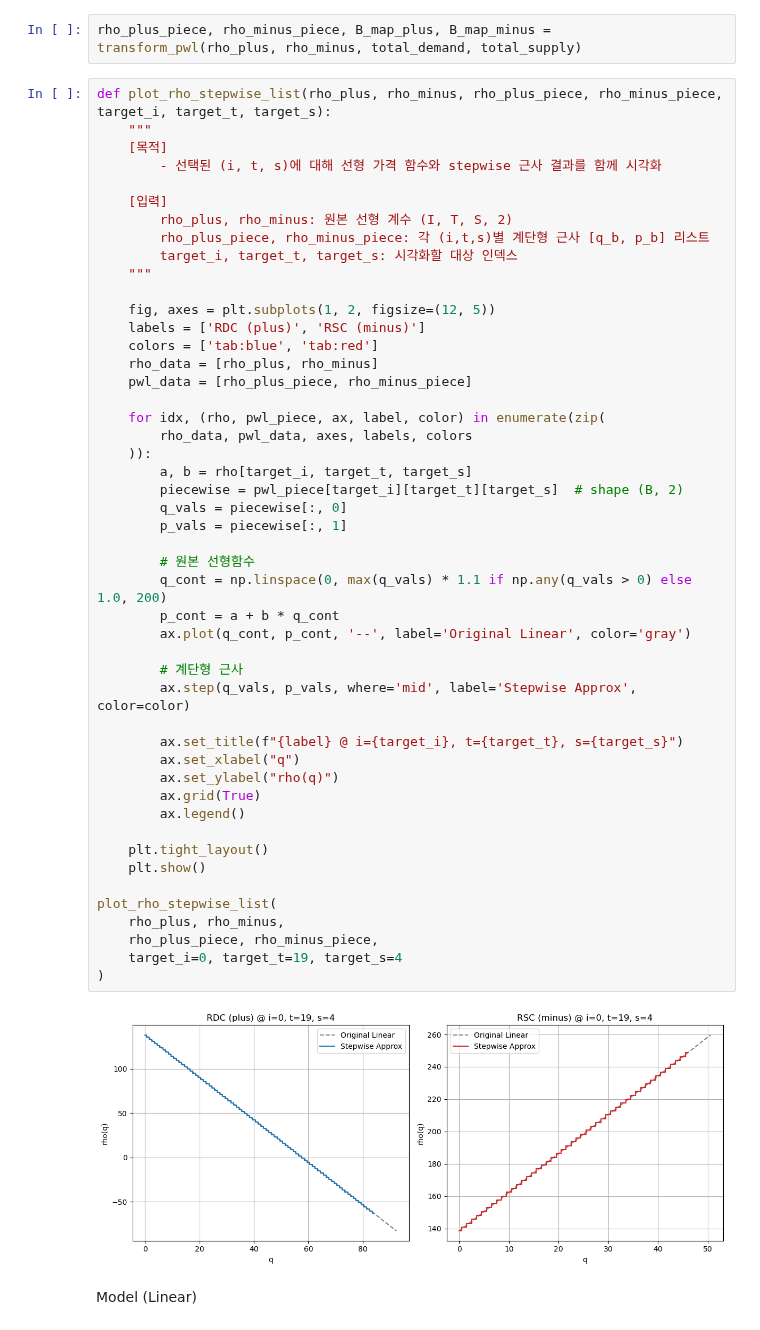
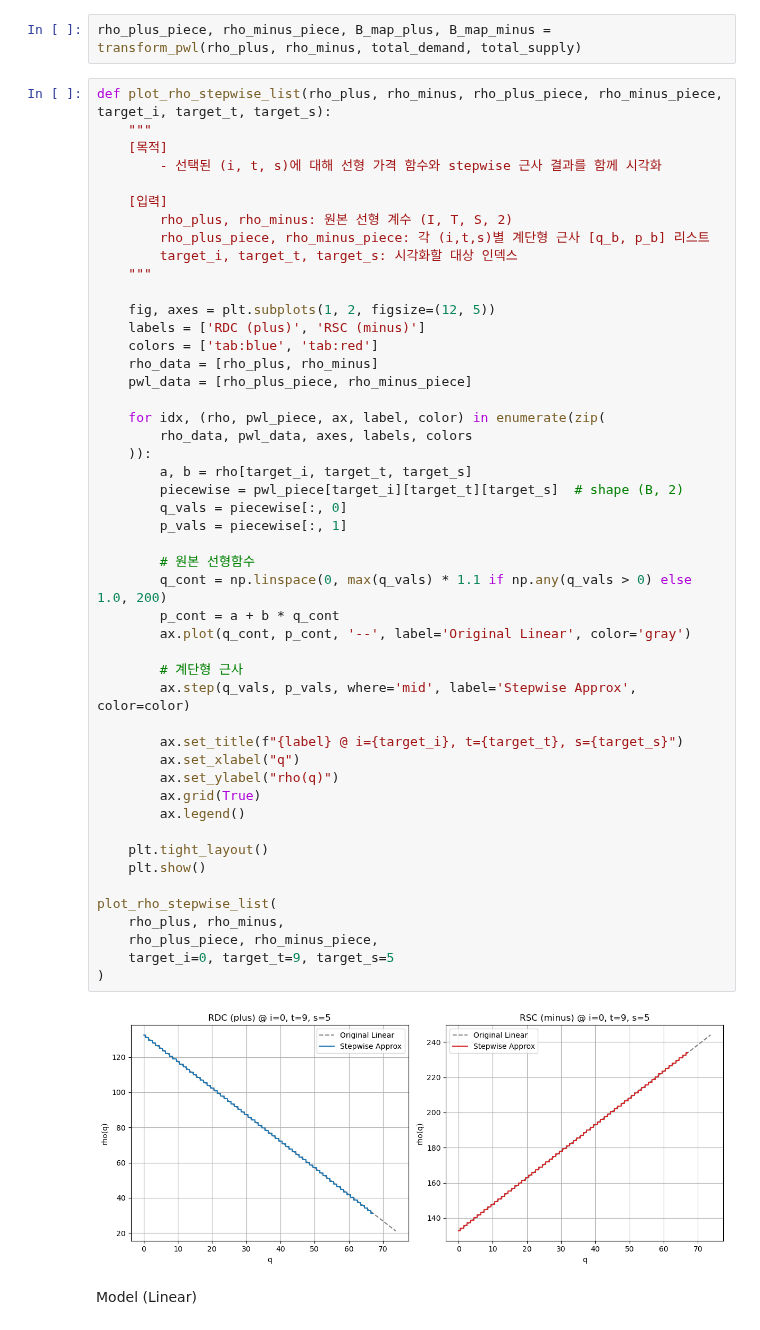
Before and after one commit to syeoyo/der, a Jupyter notebook: internal_market.ipynb, the cells around one changed output. Cells and saved outputs as stored; diff of their text form.

```diff
--- a/internal_market.ipynb
+++ b/internal_market.ipynb
@@ -388,35 +393,35 @@ def plot_rho_stepwise_list(rho_plus, rho_minus, rho_plus_piece, rho_minus_piece,
     for idx, (rho, pwl_piece, ax, label, color) in enumerate(zip(
         rho_data, pwl_data, axes, labels, colors
     )):
         a, b = rho[target_i, target_t, target_s]
         piecewise = pwl_piece[target_i][target_t][target_s]  # shape (B, 2)
         q_vals = piecewise[:, 0]
         p_vals = piecewise[:, 1]
 
         # 원본 선형함수
         q_cont = np.linspace(0, max(q_vals) * 1.1 if np.any(q_vals > 0) else 1.0, 200)
         p_cont = a + b * q_cont
         ax.plot(q_cont, p_cont, '--', label='Original Linear', color='gray')
 
         # 계단형 근사
         ax.step(q_vals, p_vals, where='mid', label='Stepwise Approx', color=color)
 
         ax.set_title(f"{label} @ i={target_i}, t={target_t}, s={target_s}")
         ax.set_xlabel("q")
         ax.set_ylabel("rho(q)")
         ax.grid(True)
         ax.legend()
 
     plt.tight_layout()
     plt.show()
 
 plot_rho_stepwise_list(
     rho_plus, rho_minus,
     rho_plus_piece, rho_minus_piece,
-    target_i=0, target_t=19, target_s=4
+    target_i=0, target_t=9, target_s=5
 )
 # %% [output]
-[figure, old version]
+[figure, new version]
 # %% [markdown]
 Model (Linear)
 # %%
```
Also changed, not shown: parts of 10 cells of this notebook, 1 other file.
